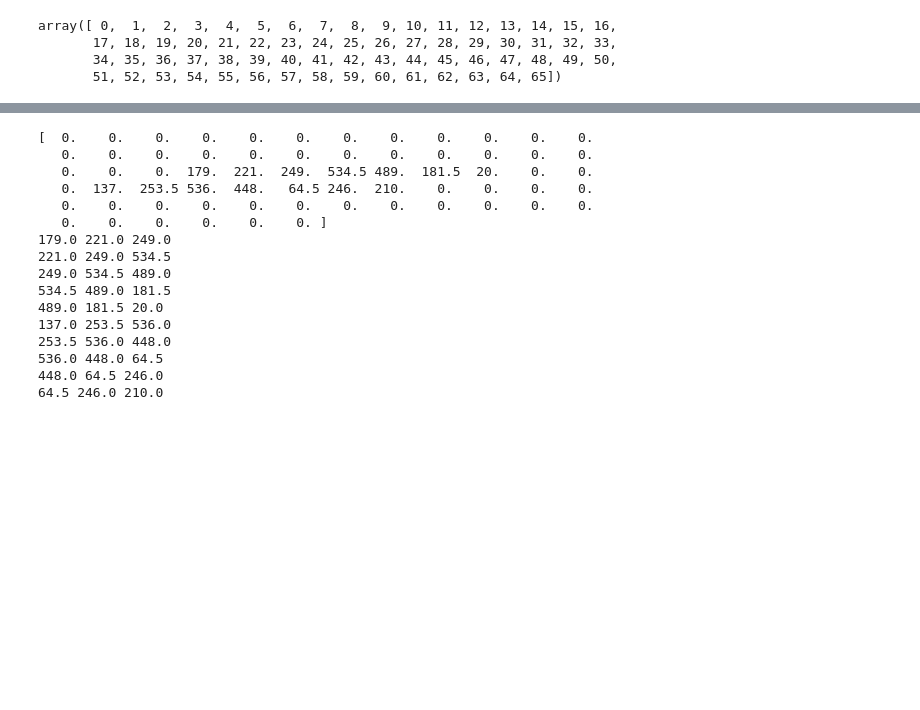
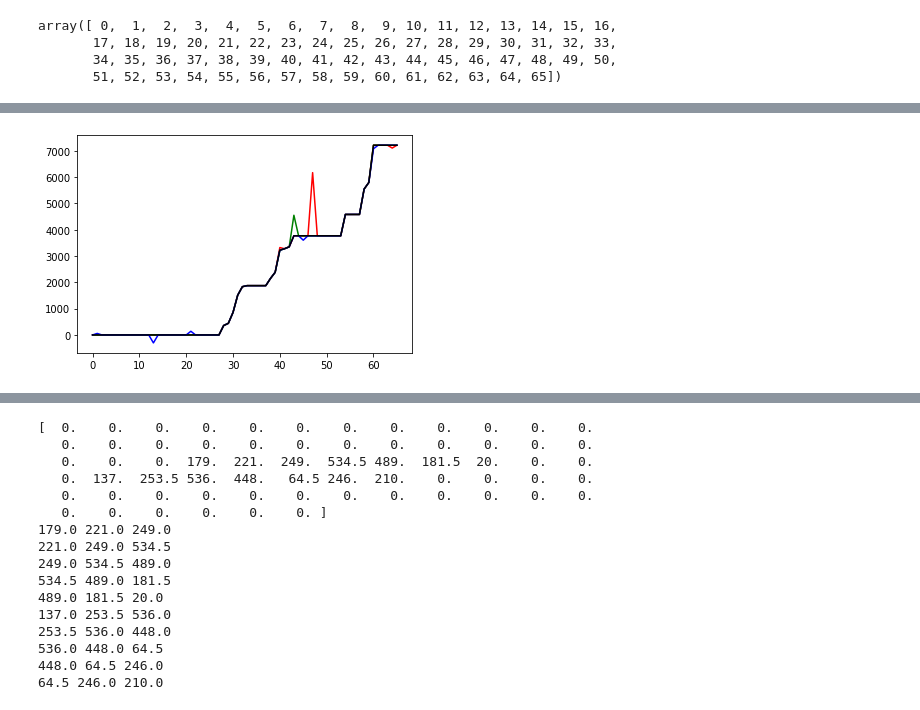
Before and after one commit to dlsrks1218/eHealthPython, a Jupyter notebook: proj/SalientPointDetection.ipynb, the cells around one changed output, grey strips where cells are left out. Cells and saved outputs as stored; diff of their text form; code cells hidden in the pictures; blank space fills up the shorter version.

```diff
--- a/proj/SalientPointDetection.ipynb
+++ b/proj/SalientPointDetection.ipynb
@@ -36,0 +113,7 @@ len(time)
+# %%
+t = np.arange(len(time))
+# plt.plot(t, time1, 'r--', t, time2, 'bs:', t, time3, 'g^-')
+plt.plot(t, time1, 'r', t, time2, 'g', t, time3, 'b', t, time, 'k')
+plt.show()
+# %% [output]
+[figure, added]
```
Also changed, not shown: parts of 9 cells of this notebook, 1 other file.
